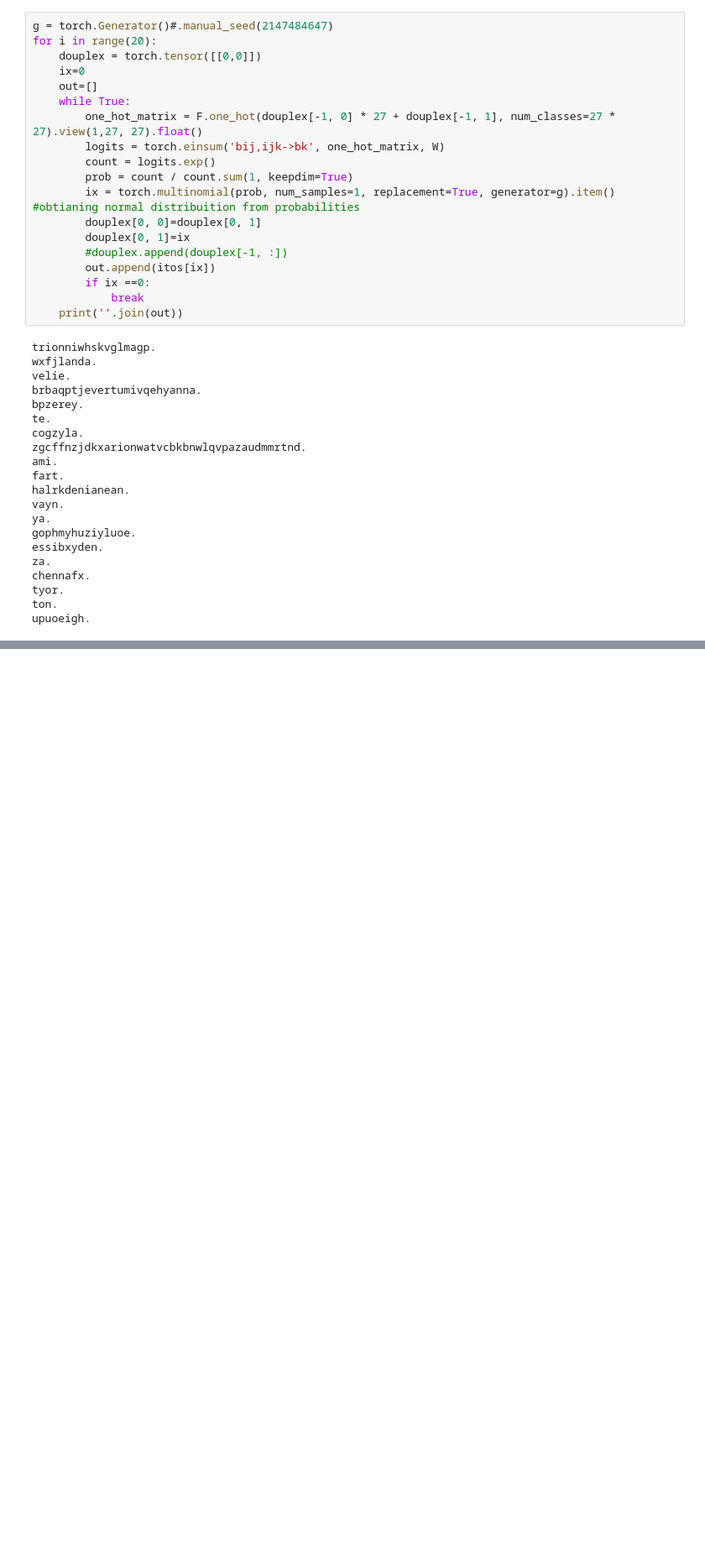
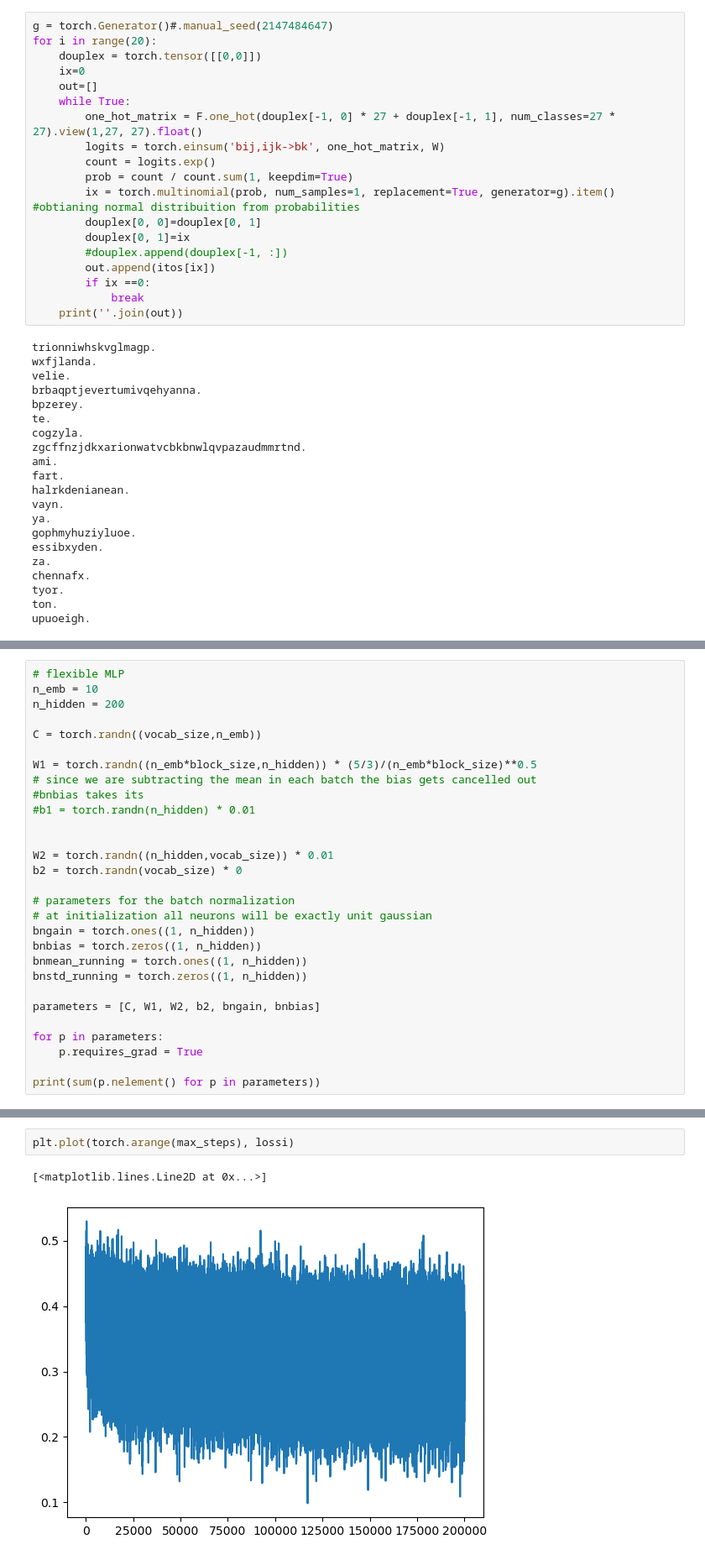
Before and after one commit to BrunoBanas/KarpathyNN, a Jupyter notebook: MakeMore.ipynb, the cells around one changed output, grey strips where cells are left out. Shown at 84% size. Drawn from its saved outputs; the diff is of its cells as text; blank space fills up the shorter version.

```diff
--- a/MakeMore.ipynb
+++ b/MakeMore.ipynb
@@ -270,0 +765,29 @@ upuoeigh.
+# %%
+# flexible MLP
+n_emb = 10
+n_hidden = 200
+
+C = torch.randn((vocab_size,n_emb))
+
+W1 = torch.randn((n_emb*block_size,n_hidden)) * (5/3)/(n_emb*block_size)**0.5
+# since we are subtracting the mean in each batch the bias gets cancelled out
+#bnbias takes its
+#b1 = torch.randn(n_hidden) * 0.01
+
+
+W2 = torch.randn((n_hidden,vocab_size)) * 0.01
+b2 = torch.randn(vocab_size) * 0
+
+# parameters for the batch normalization
+# at initialization all neurons will be exactly unit gaussian
+bngain = torch.ones((1, n_hidden))
+bnbias = torch.zeros((1, n_hidden))
+bnmean_running = torch.ones((1, n_hidden))
+bnstd_running = torch.zeros((1, n_hidden))
+
+parameters = [C, W1, W2, b2, bngain, bnbias]
+
+for p in parameters:
+    p.requires_grad = True
+
+print(sum(p.nelement() for p in parameters))
@@ -270,0 +863,5 @@ upuoeigh.
+# %%
+plt.plot(torch.arange(max_steps), lossi)
+# %% [output]
+[<matplotlib.lines.Line2D at 0x...>]
+[figure, added]
```
Also changed, not shown: parts of 69 cells of this notebook.
